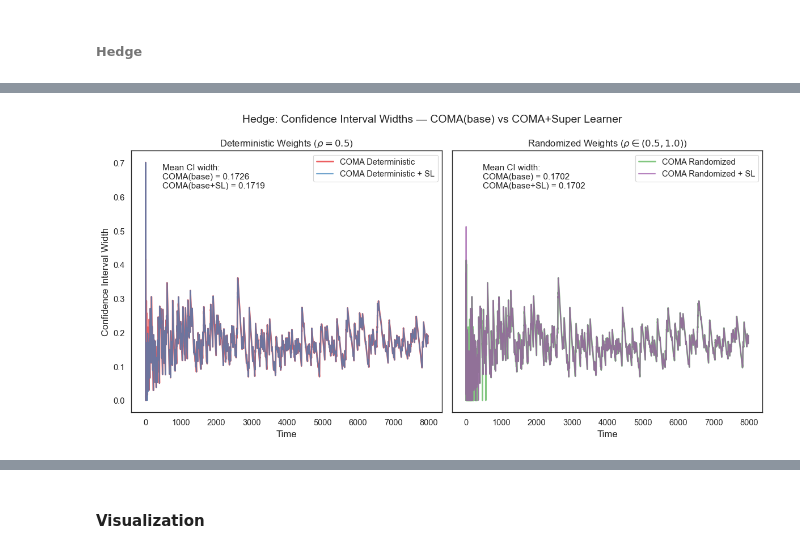
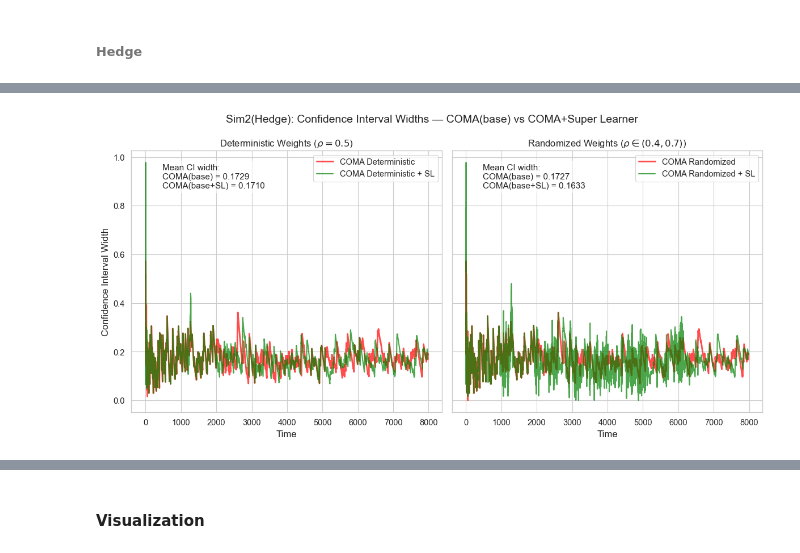
Before and after one commit to victorianian610/Online-Conformal-Prediction-with-SuperLearning-, a Jupyter notebook: onlinecp_model_aggregation_comparision.ipynb, the cells around one changed output, grey strips where cells are left out. Drawn from its saved outputs; the diff is of its cells as text; code cells hidden in the pictures.

```diff
--- a/onlinecp_model_aggregation_comparision.ipynb
+++ b/onlinecp_model_aggregation_comparision.ipynb
@@ -1471,51 +1563,59 @@ Mean CI width — Super Learner (decaying): 0.17049004470308587
 # %%
-hedAlg = hedge(ci_matrix_sl, eta=0.1)
-weights_sl = hedAlg["weights"]
-N, K = weights_sl.shape
+# --- Step 1: Run Hedge separately for base (3 experts) and base+SL (4 experts) ---
+hedAlg_base = hedge(ci_matrix, eta=0.1)        # shape (N,3)
+hedAlg_sl   = hedge(ci_matrix_sl, eta=0.1)     # shape (N,4)
 
-intervals_list_base = [intervals_ma, intervals_sarimax_model1, intervals_lstm1]
-intervals_list_sl   = [intervals_ma, intervals_sarimax_model1, intervals_lstm1, intervals_sp]
+weights_base = hedAlg_base["weights"]
+weights_sl   = hedAlg_sl["weights"]
 
+N_base, K_base = weights_base.shape
+N_sl, K_sl     = weights_sl.shape
+
+# Ensure alignment
+min_len = min(len(y_true_test), N_base, N_sl)
 y_test_aligned = y_true_test[-min_len:]
 
+# --- Step 2: Preallocate ---
 pi_m_base, pi_wm_base = [], []
 pi_m_sl, pi_wm_sl     = [], []
 
-m_cov_base = np.full(N, np.nan)
-wm_cov_base = np.full(N, np.nan)
-m_cov_sl   = np.full(N, np.nan)
-wm_cov_sl  = np.full(N, np.nan)
+m_cov_base = np.full(min_len, np.nan)
+wm_cov_base = np.full(min_len, np.nan)
+m_cov_sl   = np.full(min_len, np.nan)
+wm_cov_sl  = np.full(min_len, np.nan)
 
-for i in range(N):
-    # base: 3 experts
-    conf_base = np.vstack([intervals[i] for intervals in intervals_list_base])
-    maj_int_base = majority_vote(conf_base, w=weights_sl[i, :3], rho=0.5)
-    rho_rand = np.random.uniform(0.5, 1.0)
-    wmaj_int_base = majority_vote(conf_base, w=weights_sl[i, :3], rho=rho_rand)
+# --- Step 3: Loop over time ---
+for i in range(min_len):
+    # --- Sample ONE rho per step and reuse for both base and base+SL ---
+    rho_rand = np.random.uniform(0.4,0.7)
+
+    # --- Base (3 experts) ---
+    conf_base = np.vstack([intervals_list_plain[j][i] for j in range(3)])
+    maj_int_base = majority_vote(conf_base, w=weights_base[i], rho=0.5)
+    wmaj_int_base = majority_vote(conf_base, w=weights_base[i], rho=rho_rand)
+
     pi_m_base.append(maj_int_base)
     pi_wm_base.append(wmaj_int_base)
+    m_cov_base[i]  = covr_fun(maj_int_base, y_test_aligned[i])
+    wm_cov_base[i] = covr_fun(wmaj_int_base, y_test_aligned[i])
 
-    # sl: 4 experts
-    conf_sl = np.vstack([intervals[i] for intervals in intervals_list_sl])
-    maj_int_sl = majority_vote(conf_sl, w=weights_sl[i], rho=0.65)
-    wmaj_int_sl = majority_vote(conf_sl, w=weights_sl[i], rho=np.random.uniform(0.5, 1.0))
+    # --- Base+SL (4 experts) ---
+    conf_sl = np.vstack([intervals_list_sl[j][i] for j in range(4)])
+    maj_int_sl = majority_vote(conf_sl, w=weights_sl[i], rho=0.5)
+    wmaj_int_sl = majority_vote(conf_sl, w=weights_sl[i], rho=rho_rand)  # same rho_rand
+
     pi_m_sl.append(maj_int_sl)
     pi_wm_sl.append(wmaj_int_sl)
+    m_cov_sl[i]  = covr_fun(maj_int_sl, y_test_aligned[i])
+    wm_cov_sl[i] = covr_fun(wmaj_int_sl, y_test_aligned[i])
 
-    # coverage
-    if i < len(y_test_aligned):
-        m_cov_base[i] = covr_fun(maj_int_base, y_test_aligned[i])
-        wm_cov_base[i] = covr_fun(wmaj_int_base, y_test_aligned[i])
-        m_cov_sl[i]   = covr_fun(maj_int_sl, y_test_aligned[i])
-        wm_cov_sl[i]  = covr_fun(wmaj_int_sl, y_test_aligned[i])
-
-# --- Step 5: Compute widths ---
+# --- Step 4: Compute widths ---
 coma_width_det     = np.array([loss_fun(ci) for ci in pi_m_base])
 coma_width_rand    = np.array([loss_fun(ci) for ci in pi_wm_base])
 coma_width_det_sl  = np.array([loss_fun(ci) for ci in pi_m_sl])
 coma_width_rand_sl = np.array([loss_fun(ci) for ci in pi_wm_sl])
 
-# --- Step 6: Print summaries ---
+# --- Step 5: Summaries ---
 print("Mean deterministic coverage (COMA base):", np.nanmean(m_cov_base))
 print("Mean randomized coverage (COMA base):", np.nanmean(wm_cov_base))
 print("Mean deterministic coverage (COMA+SL):", np.nanmean(m_cov_sl))
@@ -1530,8 +1630,8 @@ print("Mean CI width — COMA(base+SL, rand):", np.nanmean(coma_width_rand_sl))
 fig, axes = plt.subplots(1, 2, figsize=(12, 6), sharey=True)
 
 # --- Deterministic subplot ---
-axes[0].plot(coma_width_det, label='COMA Deterministic', linewidth=2, alpha=0.7, color=colors[0])
-axes[0].plot(coma_width_det_sl, label='COMA Deterministic + SL', linewidth=1.5, alpha=0.7, color=colors[1])
+axes[0].plot(coma_width_det, label='COMA Deterministic', linewidth=2, alpha=0.7, color='red')
+axes[0].plot(coma_width_det_sl, label='COMA Deterministic + SL', linewidth=1.5, alpha=0.7, color='green')
 axes[0].set_title("Deterministic Weights ($\\rho=0.5$)", fontsize=12)
 axes[0].set_xlabel("Time", fontsize=12)
 axes[0].set_ylabel("Confidence Interval Width", fontsize=12)
@@ -1547,9 +1647,9 @@ axes[0].text(0.1, 0.95,
              bbox=dict(boxstyle="round", facecolor="white", alpha=0.6))
 
 # --- Randomized subplot ---
-axes[1].plot(coma_width_rand, label='COMA Randomized', linewidth=2, alpha=0.7, color=colors[2])
-axes[1].plot(coma_width_rand_sl, label='COMA Randomized + SL', linewidth=1.5, alpha=0.7, color=colors[3])
-axes[1].set_title("Randomized Weights ($\\rho \\in (0.5,1.0)$)", fontsize=12)
+axes[1].plot(coma_width_rand, label='COMA Randomized', linewidth=2, alpha=0.7, color='red')
+axes[1].plot(coma_width_rand_sl, label='COMA Randomized + SL', linewidth=1.5, alpha=0.7, color='green')
+axes[1].set_title("Randomized Weights ($\\rho \\in (0.4,0.7)$)", fontsize=12)
 axes[1].set_xlabel("Time", fontsize=12)
 axes[1].legend()
 
@@ -1562,7 +1662,7 @@ axes[1].text(0.1, 0.95,
              fontsize=11, verticalalignment="top",
              bbox=dict(boxstyle="round", facecolor="white", alpha=0.6))
 
-plt.suptitle("Hedge: Confidence Interval Widths — COMA(base) vs COMA+Super Learner", fontsize=14)
+plt.suptitle("Sim2(Hedge): Confidence Interval Widths — COMA(base) vs COMA+Super Learner", fontsize=14)
 plt.tight_layout()
 plt.show()
 # %% [output]
@@ -1577 +1677 @@ Mean CI width — COMA(base+SL, rand): 0.17024740806097322
-[figure, old version]
+[figure, new version]
```
Also changed, not shown: parts of 40 cells of this notebook.
